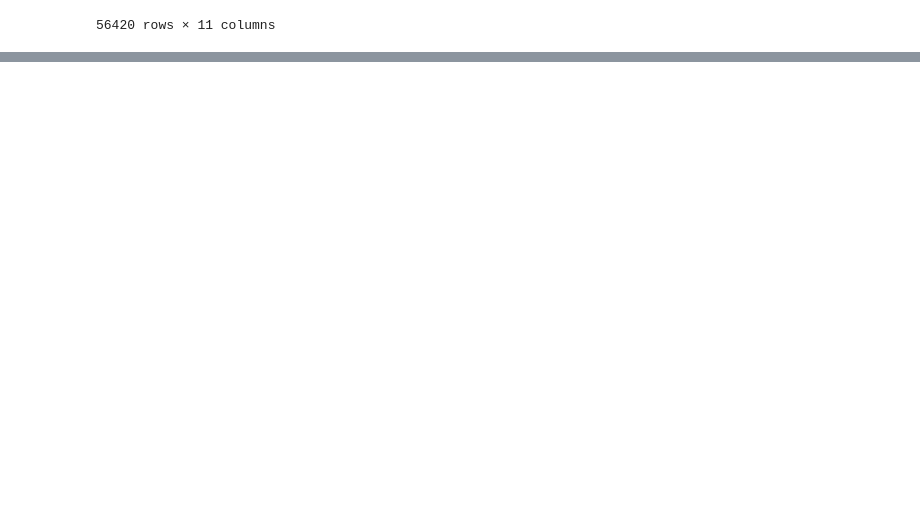
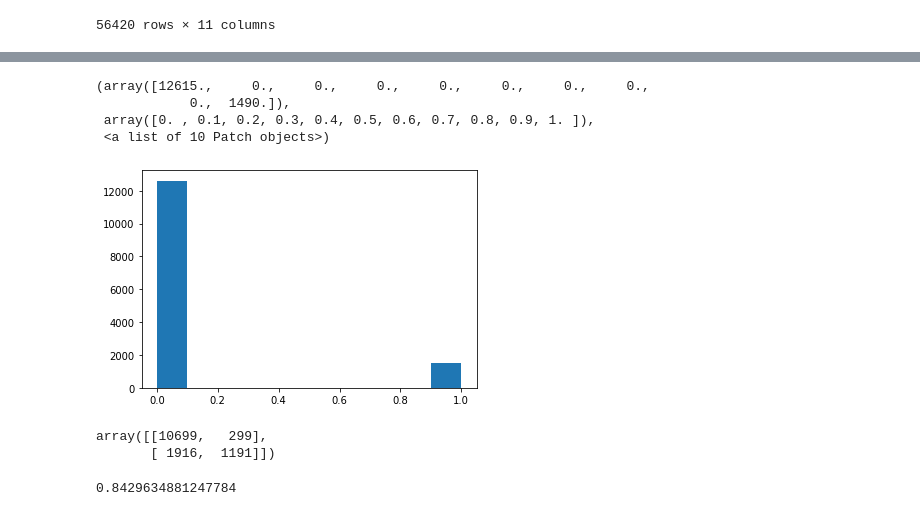
Before and after one commit to dayaniravi123/Machine-Learning-Projects, a Jupyter notebook: Rain_in_AUS.ipynb, the cells around one changed output, grey strips where cells are left out. Drawn from its saved outputs; the diff is of its cells as text; code cells hidden in the pictures; blank space fills up the shorter version.

```diff
--- a/Rain_in_AUS.ipynb
+++ b/Rain_in_AUS.ipynb
@@ -285,0 +292,6 @@ plt.plot(history.history['val_loss'])
+# %%
+## Prediction on test dataset
+
+y_pred = Model.predict(X_test)
+
+y_pred
@@ -285,0 +306,28 @@ plt.plot(history.history['val_loss'])
+# %%
+y_pred_class = []
+for i in range(len(y_pred)):
+  if y_pred[i] > 0.5:
+    y_pred_class.append(1)
+  else:
+    y_pred_class.append(0)
+
+plt.hist(y_pred_class)
+# %% [output]
+(array([12615.,     0.,     0.,     0.,     0.,     0.,     0.,     0.,
+            0.,  1490.]),
+ array([0. , 0.1, 0.2, 0.3, 0.4, 0.5, 0.6, 0.7, 0.8, 0.9, 1. ]),
+ <a list of 10 Patch objects>)
+[figure, added]
+# %%
+## Calculating confusion metrix
+
+confusionMatrix = confusion_matrix(y_test, y_pred_class)
+confusionMatrix
+# %% [output]
+array([[10699,   299],
+       [ 1916,  1191]])
+# %%
+acc = (confusionMatrix[0][0] + confusionMatrix[1][1])/(sum(confusionMatrix[0]) + sum(confusionMatrix[1]))
+acc
+# %% [output]
+0.8429634881247784
```
Also changed, not shown: parts of 12 cells of this notebook.
